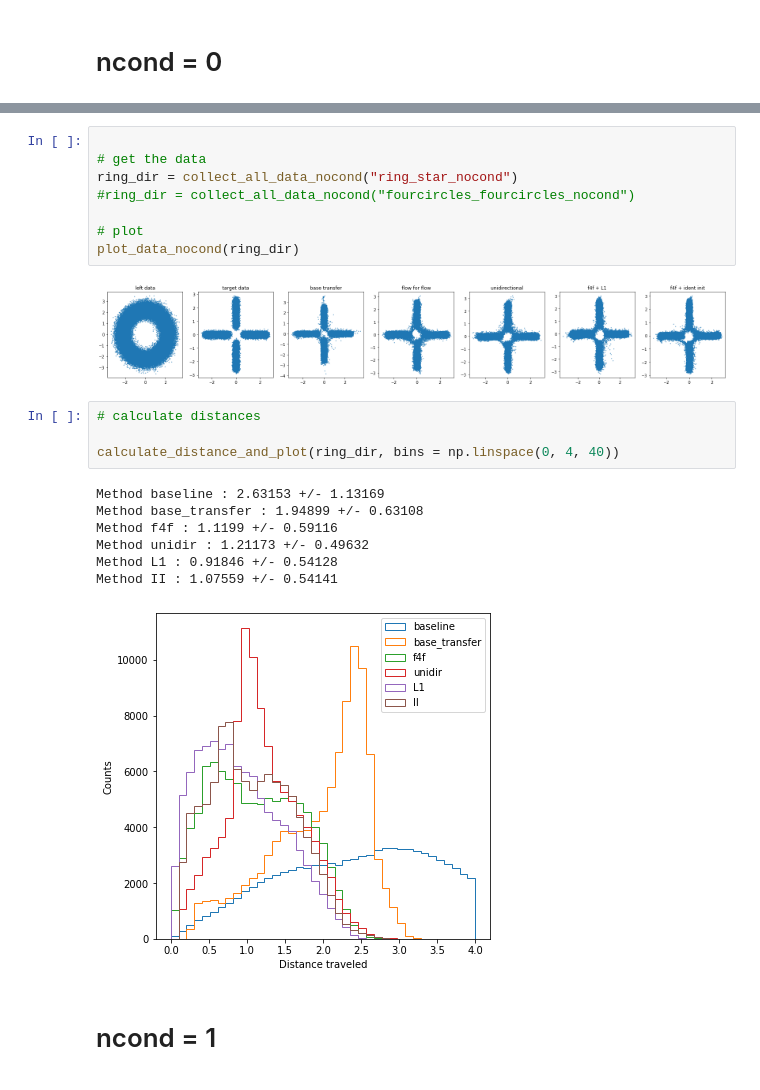
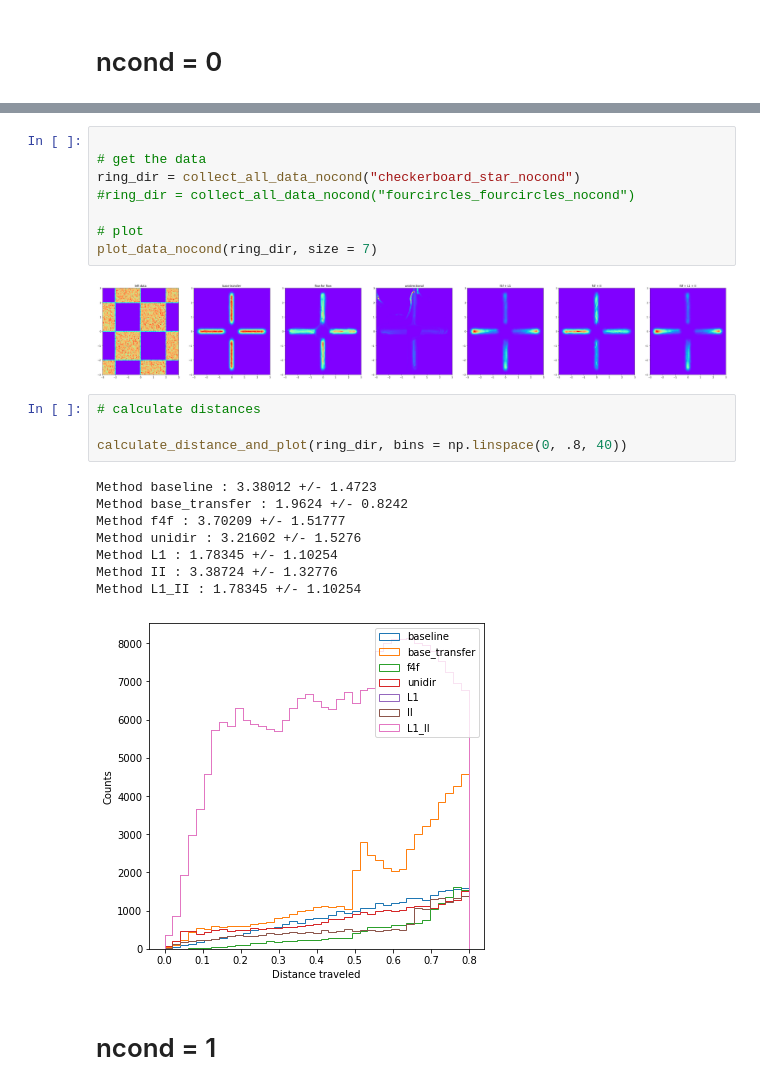
Before and after one commit to rmastand/flows4flows, a Jupyter notebook: calc_distances_toy.ipynb, the cells around one changed output, grey strips where cells are left out. Cells and saved outputs as stored; diff of their text form.

```diff
--- a/calc_distances_toy.ipynb
+++ b/calc_distances_toy.ipynb
@@ -140,25 +157,26 @@ def calculate_distance_and_plot(results_dir, bins = 20, n_round = 5, baseline =
 # %%
 
 # get the data
-ring_dir = collect_all_data_nocond("ring_star_nocond")
+ring_dir = collect_all_data_nocond("checkerboard_star_nocond")
 #ring_dir = collect_all_data_nocond("fourcircles_fourcircles_nocond")
 
 # plot
-plot_data_nocond(ring_dir)
+plot_data_nocond(ring_dir, size = 7)
 # %% [output]
-[figure, old version]
+[figure, new version]
 # %%
 # calculate distances
 
-calculate_distance_and_plot(ring_dir, bins = np.linspace(0, 4, 40))
+calculate_distance_and_plot(ring_dir, bins = np.linspace(0, .8, 40))
 # %% [output]
-Method baseline : 2.63153 +/- 1.13169
-Method base_transfer : 1.94899 +/- 0.63108
-Method f4f : 1.1199 +/- 0.59116
-Method unidir : 1.21173 +/- 0.49632
-Method L1 : 0.91846 +/- 0.54128
-Method II : 1.07559 +/- 0.54141
+Method baseline : 3.38012 +/- 1.4723
+Method base_transfer : 1.9624 +/- 0.8242
+Method f4f : 3.70209 +/- 1.51777
+Method unidir : 3.21602 +/- 1.5276
+Method L1 : 1.78345 +/- 1.10254
+Method II : 3.38724 +/- 1.32776
+Method L1_II : 1.78345 +/- 1.10254
-[figure, old version]
+[figure, new version]
 # %% [markdown]
 # ncond = 1
 # %%
```
Also changed, not shown: parts of 10 cells of this notebook, 1 other file.
